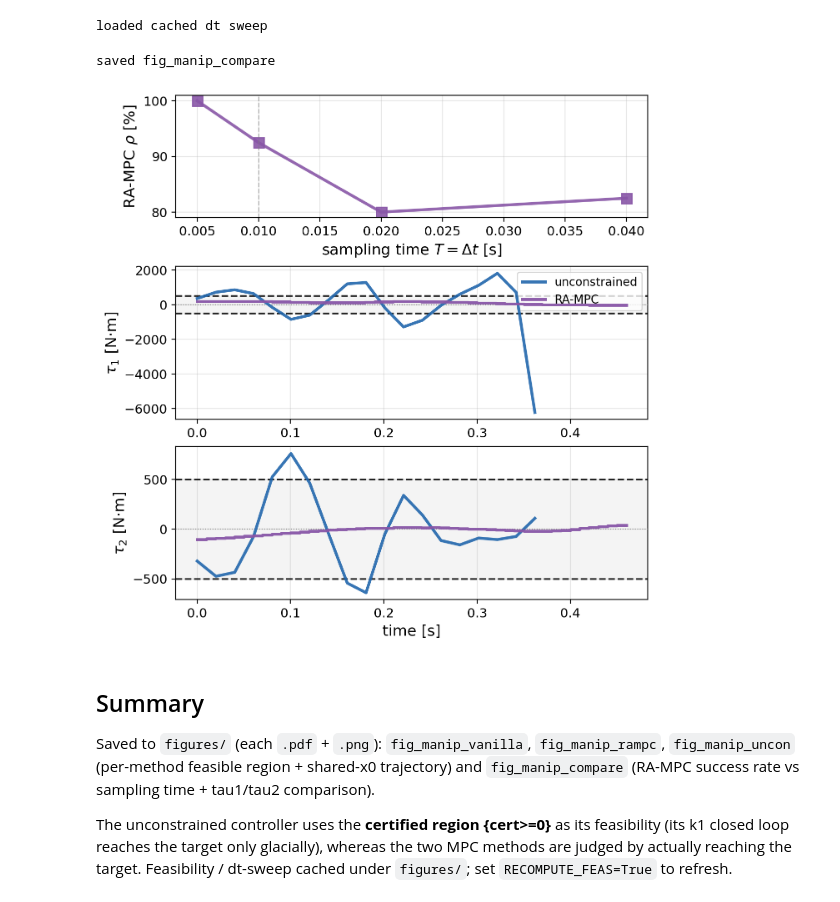
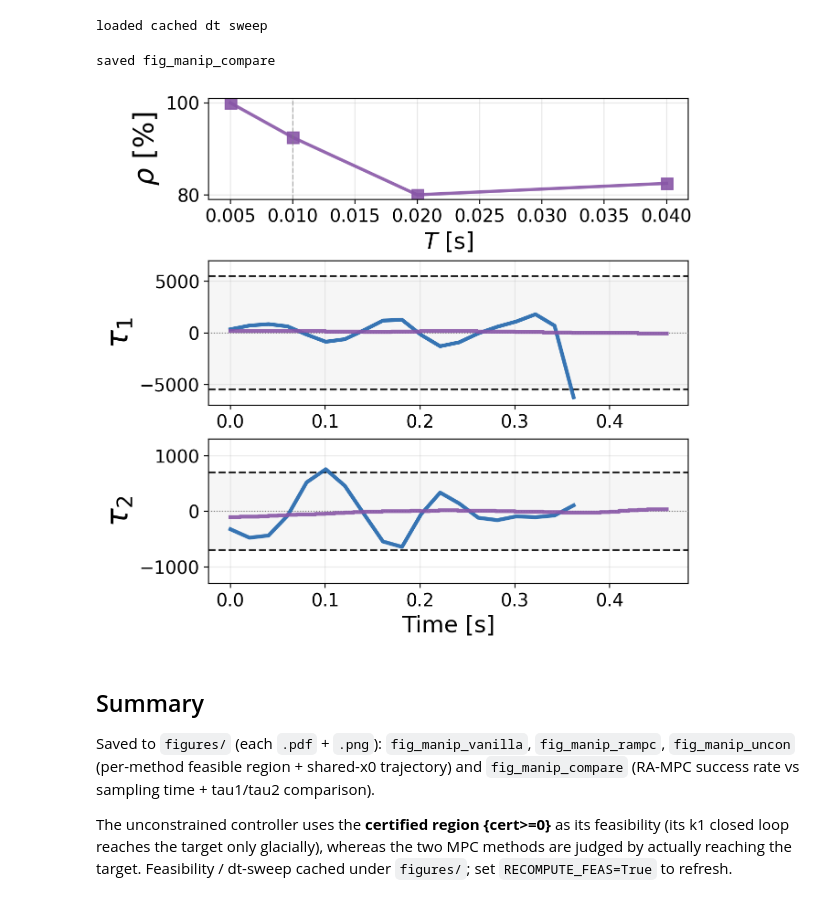
Before and after one commit to JianqiangDing/reach_avoid_backstepping_MPC, a Jupyter notebook: notebooks/make_paper_figs_manipulator.ipynb, the cells around one changed output. Saved outputs shown, nothing was run; the diff lists cells and outputs as text; code cells hidden in the pictures.

```diff
--- a/notebooks/make_paper_figs_manipulator.ipynb
+++ b/notebooks/make_paper_figs_manipulator.ipynb
@@ -24,7 +25,9 @@ import sys
 
 ROOT = os.getcwd()
 for _ in range(4):
-    if os.path.isdir(os.path.join(ROOT, "controllers")) and os.path.isdir(os.path.join(ROOT, "matlab")):
+    if os.path.isdir(os.path.join(ROOT, "controllers")) and os.path.isdir(
+        os.path.join(ROOT, "matlab")
+    ):
         break
     ROOT = os.path.dirname(ROOT)
 for _sub in ("controllers", "python"):
@@ -402,13 +555,17 @@ all_ok = feas["RA-MPC"] & feas["Unconstrained"]
 allok_idx = candidate_idx[all_ok]
 assert allok_idx.size > 0, "no candidate feasible under both RA-MPC and unconstrained"
 if X0_SHARED is not None:
-    x0_shared = np.asarray(X0_SHARED, float); x0_id = -1
+    x0_shared = np.asarray(X0_SHARED, float)
+    x0_id = -1
 else:
     # farthest end-effector from target among all-3-feasible
     _yt = np.array([hx_func(*x_samples[:, i]).flatten() for i in allok_idx])
     _d2 = (_yt[:, 0] - TARGET_POS[0]) ** 2 + (_yt[:, 1] - TARGET_POS[1]) ** 2
-    x0_id = int(allok_idx[np.argmax(_d2)]); x0_shared = x_samples[:, x0_id].copy()
-print(f"shared x0 (cand_id={x0_id}): {np.round(x0_shared, 3)}  (RA-MPC & uncon feasible: {allok_idx.size})")
+    x0_id = int(allok_idx[np.argmax(_d2)])
+    x0_shared = x_samples[:, x0_id].copy()
+print(
+    f"shared x0 (cand_id={x0_id}): {np.round(x0_shared, 3)}  (RA-MPC & uncon feasible: {allok_idx.size})"
+)
 
 TRAJ = {
     "Vanilla MPC": rollout_mpc(x0_shared, "target"),
@@ -416,6 +573,8 @@ TRAJ = {
     "Unconstrained": rollout_uncon(x0_shared),
 }
 for _m, (_t, _u, _x) in TRAJ.items():
-    print(f"  {_m:14s}: T={_t[-1]:.2f}s  pts={len(_t)}  reached={float(np.squeeze(phi_x_func(*_x[-1])))<=1e-6}")
+    print(
+        f"  {_m:14s}: T={_t[-1]:.2f}s  pts={len(_t)}  reached={float(np.squeeze(phi_x_func(*_x[-1])))<=1e-6}"
+    )
 # %% [output]
 shared x0 (cand_id=63): [-1.892  2.761  0.     0.   ]  (RA-MPC & uncon feasible: 61)
@@ -553,40 +823,77 @@ if sweep_rho is None:
 loaded cached dt sweep
 # %%
 # -- Combined figure: dt-sweep success rate (top) + torque comparison ---------
+# Style unified with archive/revision/experiments/make_paper_figs_manipulator.ipynb (cell 15)
 tu, uu_u, _ = TRAJ["Unconstrained"]
 tr, uu_r, _ = TRAJ["RA-MPC"]
 col_unc, col_ra = "#2166ac", "#8856a7"
+FS_C = 24
 
 fig, (axR, axW, axA) = plt.subplots(
-    3, 1, figsize=(660 * px, 660 * px), layout="constrained",
-    gridspec_kw={"height_ratios": [0.8, 1.0, 1.0]})
+    3,
+    1,
+    figsize=(650 * px, 600 * px),
+    layout="constrained",
+    gridspec_kw={"height_ratios": [0.7, 1.0, 1.0]},
+)
 fig.set_dpi(200)
 
 axR.plot(sweep_dt, sweep_rho, color=col_ra, marker="s", lw=2.5, ms=9, alpha=0.9)
 axR.axvline(DT_BASE, color="gray", lw=1, ls="--", alpha=0.6)
-axR.set_xlabel(r"sampling time $T=\Delta t$ [s]", fontsize=13)
-axR.set_ylabel(r"RA-MPC $\rho$ [%]", fontsize=13)
-axR.tick_params(labelsize=11); axR.grid(True, alpha=0.3)
+axR.set_xlabel("$T$ [s]", fontsize=FS_C - 6)
+axR.set_ylabel(r"$\rho$ [%]", fontsize=FS_C - 2)
+axR.xaxis.set_tick_params(labelsize=14)
+axR.yaxis.set_tick_params(labelsize=14)
+axR.grid(True, alpha=0.3)
 
-for ax, ch, lbl in zip((axW, axA), (0, 1), (r"$\tau_1$ [N$\cdot$m]", r"$\tau_2$ [N$\cdot$m]")):
-    ax.axhspan(-u_max, u_max, color="#f0f0f0", alpha=0.7, zorder=0)
+i = 1
+
+# y-limits frame the in-bound RA-MPC step vs the unconstrained excursion; tune to your data
+YLIM = {0: (-7000, 7000), 1: (-1300, 1300)}
+for ax, ch, lbl in zip((axW, axA), (0, 1), (r"$\tau_1$", r"$\tau_2$")):
+    if i == 1:
+        u_max = 5500
+        i += 1
+    else:
+        u_max = 700
+    ax.axhspan(-u_max, u_max, color="#f0f0f0", alpha=0.6, zorder=0)
     ax.axhline(u_max, color="black", lw=1.5, ls="--", alpha=0.85, zorder=5)
     ax.axhline(-u_max, color="black", lw=1.5, ls="--", alpha=0.85, zorder=5)
     ax.axhline(0, color="gray", lw=0.8, ls=":", zorder=4)
-    ax.plot(tu, uu_u[:, ch], color=col_unc, lw=2.5, alpha=0.9, zorder=10, label="unconstrained")
+    ax.plot(
+        tu,
+        uu_u[:, ch],
+        color=col_unc,
+        lw=3,
+        alpha=0.9,
+        zorder=10,
+        label="unconstrained",
+    )
     if len(uu_r) > 0:
-        ax.step(tr[:-1], uu_r[:, ch], where="post", color=col_ra, lw=2.5, alpha=0.95, zorder=11, label="RA-MPC")
-    ax.set_ylabel(lbl, fontsize=13); ax.tick_params(labelsize=11); ax.grid(True, alpha=0.3)
-axA.set_xlabel("time [s]", fontsize=13)
-axW.legend(fontsize=10, loc="upper right")
+        ax.step(
+            tr[:-1],
+            uu_r[:, ch],
+            where="post",
+            color=col_ra,
+            lw=3,
+            alpha=0.9,
+            zorder=10,
+            label="RA-MPC (ours)",
+        )
+    ax.set_ylabel(lbl, fontsize=FS_C)
+    ax.set_ylim(*YLIM[ch])
+    ax.xaxis.set_tick_params(labelsize=14)
+    ax.yaxis.set_tick_params(labelsize=14)
+    ax.grid(True, alpha=0.25)
+axA.set_xlabel("Time [s]", fontsize=FS_C - 6)
 
 for ext in ("pdf", "png"):
     fig.savefig(os.path.join(OUTDIR, f"fig_manip_compare.{ext}"), dpi=200)
 print("saved fig_manip_compare")
 plt.show()
 # %% [output]
 saved fig_manip_compare
-[figure, old version]
+[figure, new version]
 # %% [markdown]
 ## Summary
 
```
Also changed, not shown: parts of 8 cells of this notebook, 1 other file.
